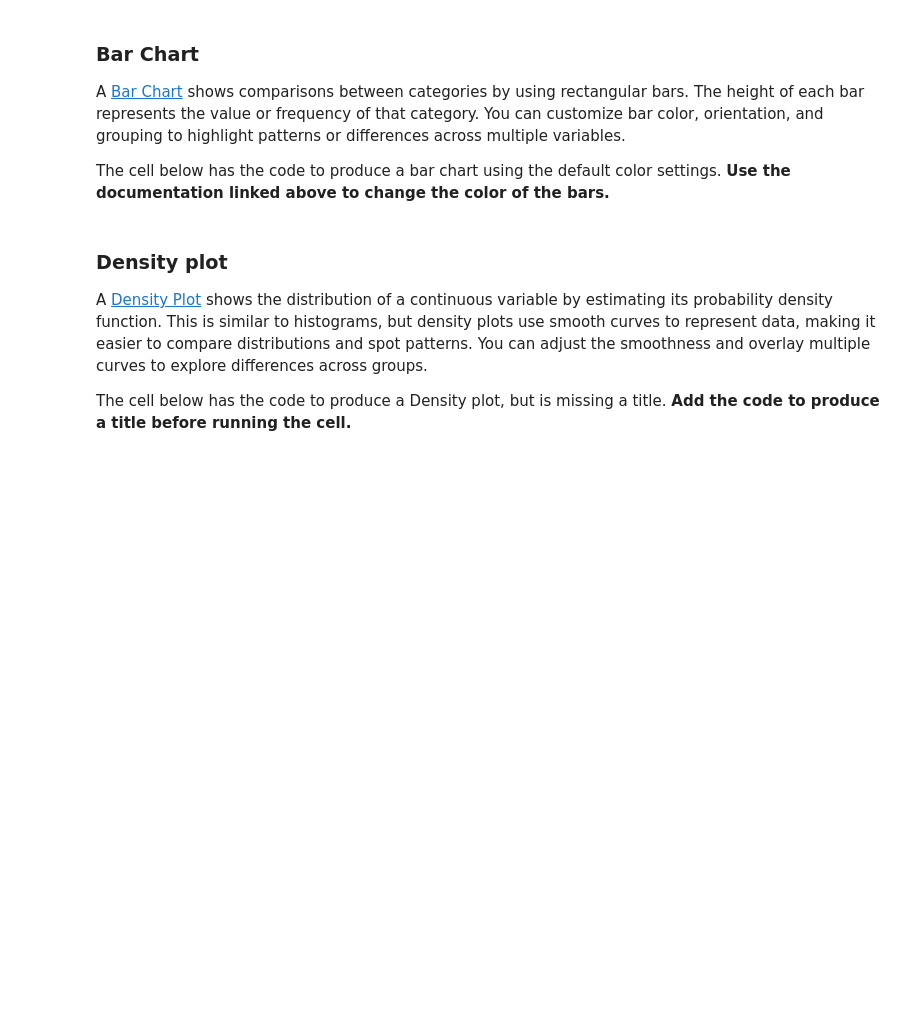
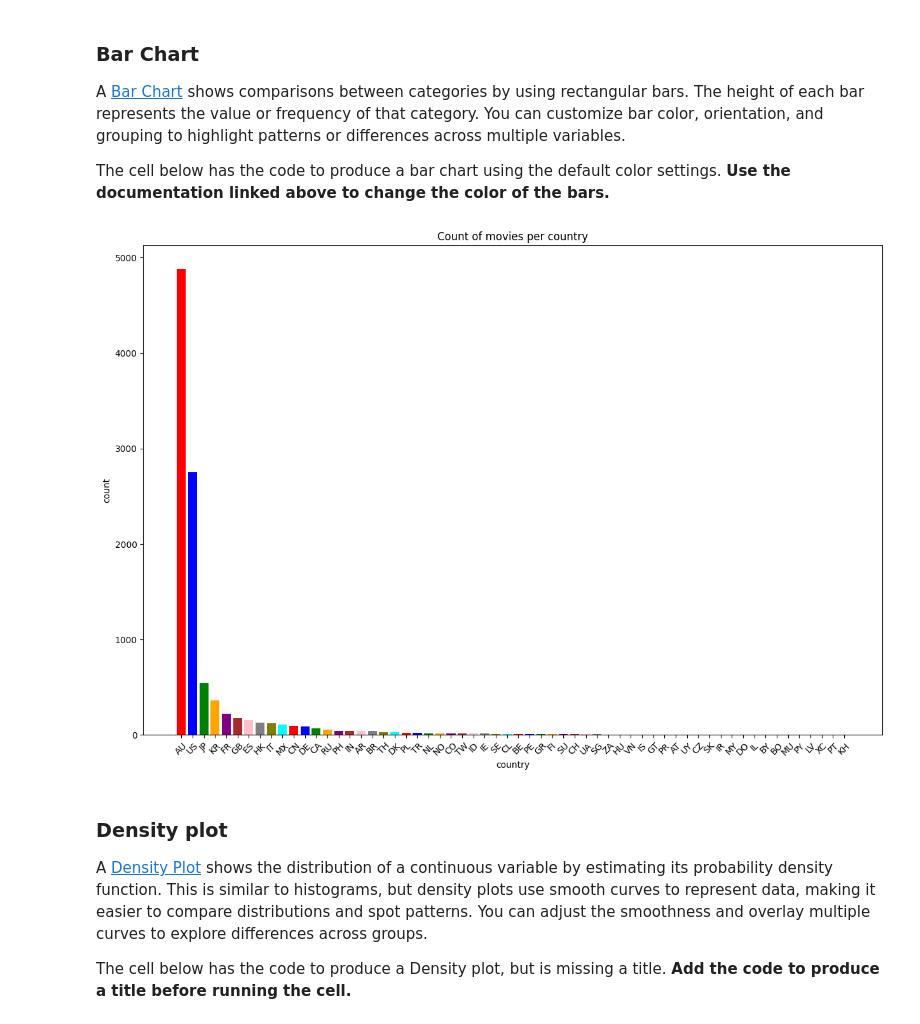
Before and after one commit to kadiecameron7/DS1001-LABS-PROJECT, a Jupyter notebook: LABS-06_Design.ipynb, the cells around one changed output. Saved outputs shown, nothing was run; the diff lists cells and outputs as text; code cells hidden in the pictures; blank space fills up the shorter version.

```diff
--- a/LABS-06_Design.ipynb
+++ b/LABS-06_Design.ipynb
@@ -17,7 +17,7 @@ import seaborn as sns #statistical visualization
 from scipy.stats import gaussian_kde #scientific computing
 # %%
 # Read in data
-data = pd.read_csv("imdb_movies.csv")
+data = pd.read_csv("data/imdb_movies.csv")
 # %% [markdown]
 ## Understand your data
 
@@ -120,14 +170,18 @@ The cell below has the code to produce a bar chart using the default color setti
 # %%
 country_counts = data['country'].value_counts()
 
+colors = ['red', 'blue', 'green', 'orange', 'purple', 'brown', 'pink', 'gray', 'olive', 'cyan']
+
 fig, ax = plt.subplots(figsize=(15, 10))
-ax.bar(country_counts.index, country_counts.values)
+ax.bar(country_counts.index, country_counts.values, color=colors[:len(country_counts)])
 ax.tick_params("x", rotation=45)
 
 plt.ylabel("count")
 plt.xlabel("country")
 plt.title("Count of movies per country")
 plt.show()
+# %% [output]
+[figure, added]
 # %% [markdown]
 ### Density plot
 
```
Also changed, not shown: parts of 7 cells of this notebook, 13 other files.
